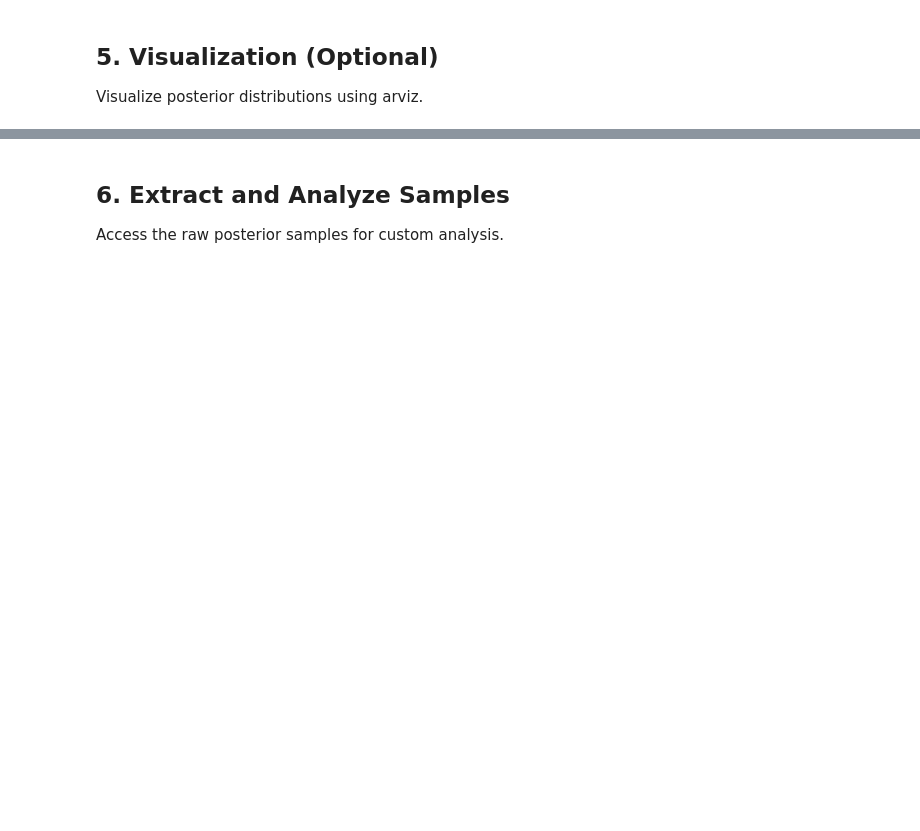
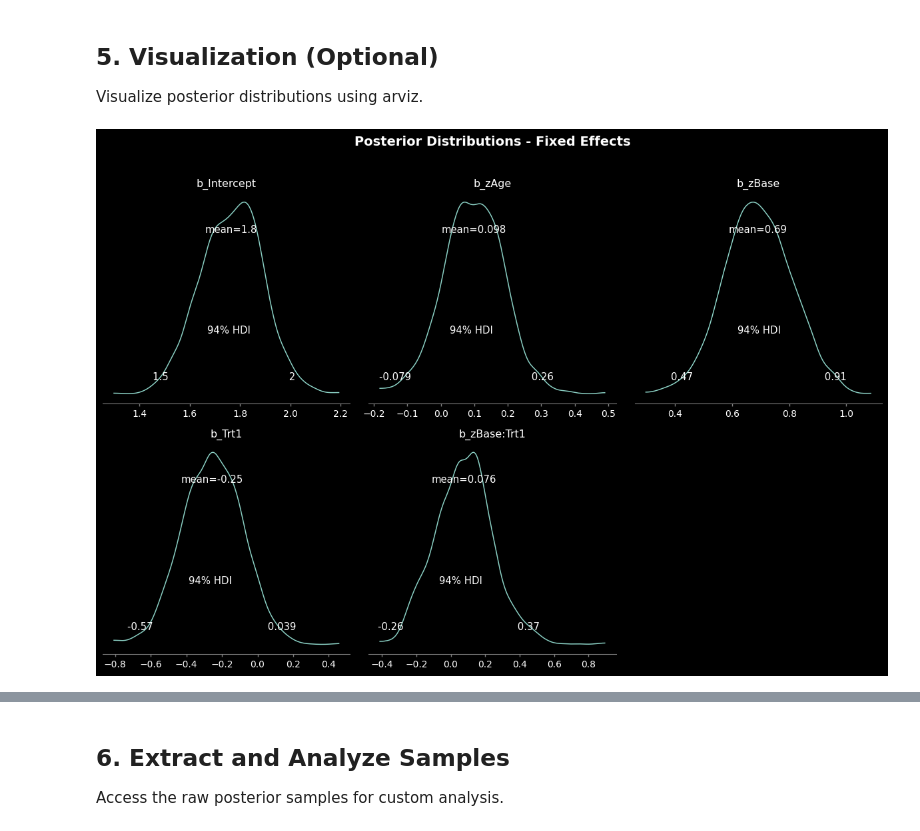
Before and after one commit to kaitumisuuringute-keskus/brmspy, a Jupyter notebook: examples/getting_started.ipynb, the cells around one changed output, grey strips where cells are left out. Cells and saved outputs as stored; diff of their text form; code cells hidden in the pictures; blank space fills up the shorter version.

Commit message:
fixes issue with arviz conversion. faster test attempt

```diff
--- a/examples/getting_started.ipynb
+++ b/examples/getting_started.ipynb
@@ -128,10 +164,12 @@ model = brmspy.fit(
     formula="count ~ zAge + zBase * Trt + (1|patient)",
     data=epilepsy,
     family="poisson",
-    warmup=250,      # Warmup iterations (for demo; use 1000+ for real analysis)
-    iter=500,    # Sampling iterations (for demo; use 1000+ for real analysis)
-    chains=2       # Number of MCMC chains
+    warmup=500,      # Warmup iterations (for demo; use 1000+ for real analysis)
+    iter=1000,    # Sampling iterations (for demo; use 1000+ for real analysis)
+    return_type="both",
+    chains=4
 )
+idata = model.idata
 
 print("\n" + "="*60)
 print("Model fitting complete!")
@@ -167,23 +237,17 @@ else:
 
 Visualize posterior distributions using arviz.
 # %%
-if HAS_VIZ:
-    # Convert to arviz InferenceData
-    idata = az.from_cmdstan(model)
 
-    # Plot posterior distributions for fixed effects
-    fig = az.plot_posterior(
-        idata,
-        var_names=['b_Intercept', 'b_zAge', 'b_zBase', 'b_Trt', 'b_zBase:Trt'],
-        figsize=(12, 8),
-        textsize=10
-    )
-    plt.suptitle('Posterior Distributions - Fixed Effects', y=1.02, fontsize=14, fontweight='bold')
-    plt.tight_layout()
-    plt.show()
-
-    print("✓ Posterior distributions plotted")
-else:
-    print("⚠ Visualization skipped (arviz not installed)")
-    print("  Install with: pip install brmspy[viz]")
+# Plot posterior distributions for fixed effects
+fig = az.plot_posterior(
+    idata,
+    var_names=['b_Intercept', 'b_zAge', 'b_zBase', 'b_Trt1', 'b_zBase:Trt1'],
+    figsize=(12, 8),
+    textsize=10
+)
+plt.suptitle('Posterior Distributions - Fixed Effects', y=1.02, fontsize=14, fontweight='bold')
+plt.tight_layout()
+plt.show()
+# %% [output]
+[figure, added]
 # %%
```
Also changed, not shown: parts of 12 cells of this notebook, 5 other files.
